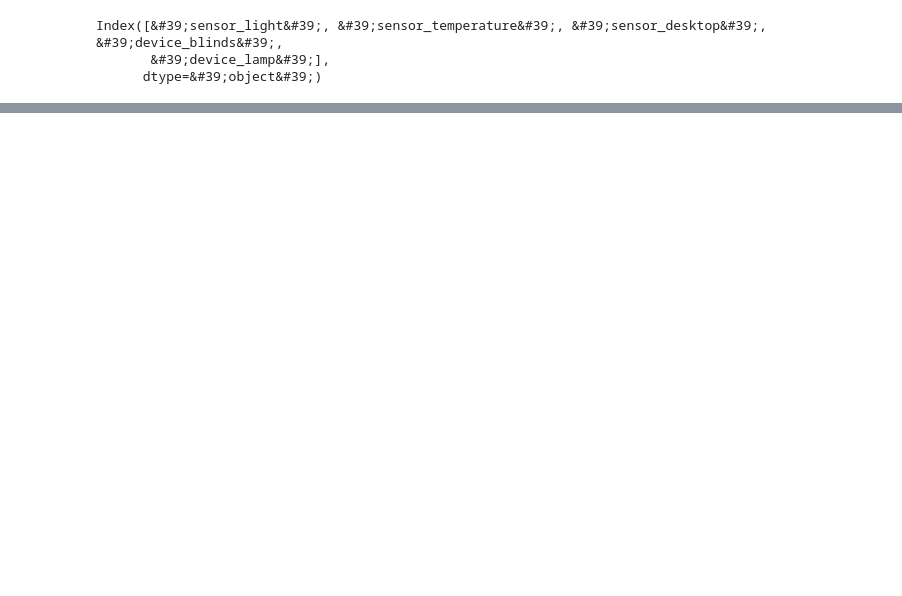
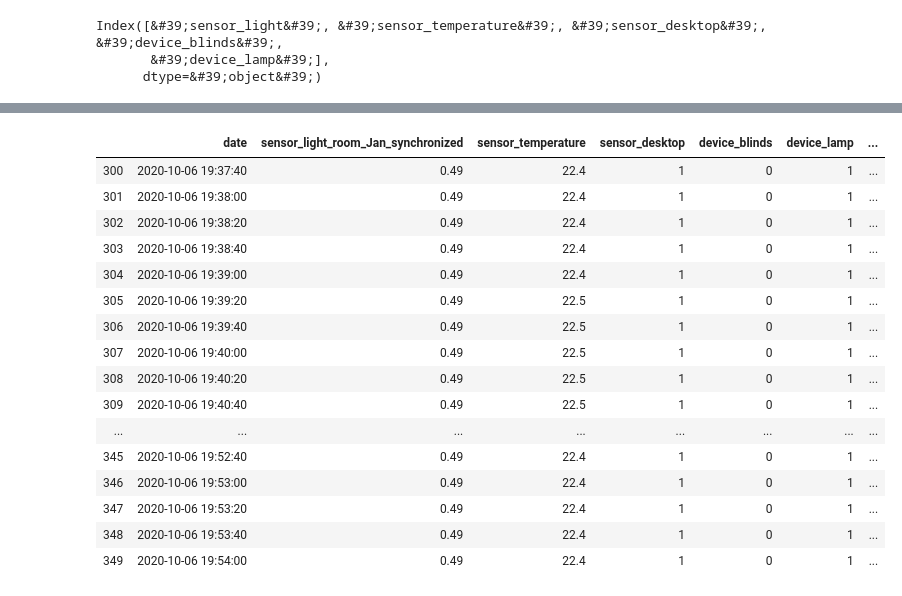
Before and after one commit to Fakser/Smart-house-rule-induction, a Jupyter notebook: notebook.ipynb, the cells around one changed output, grey strips where cells are left out. Cells and saved outputs as stored; diff of their text form; code cells hidden in the pictures; blank space fills up the shorter version.

```diff
--- a/notebook.ipynb
+++ b/notebook.ipynb
@@ -303,3 +303,9 @@ best_params
  &#39;verbosity&#39;: 0}
 # %%
 # Next thing that is needed for this project is data preprocessing module. During the analysis I had to analyse data only from one  device. Unfortunately, this is not the case in real life iot system. We can have lots of devices, sending data in not parallel time (ex. varying in one second). Preprocessing module should be able to properly create array of data, with properly standarized features, and joined tables from dfferent devices. Also, as the data is in form of time series, it should be properly batched and padded.
+# %%
+data_dfs = [pd.DataFrame(data[key]) for key in list(data.keys())[1:]]
+# %%
+copy_df_1 = deepcopy(data_dfs[0])
+copy_df_1['date'] = pd.to_datetime(copy_df_1['date'])
+copy_df_1
@@ -305,0 +326,4 @@ best_params
+# %%
+copy_df_2 = deepcopy(data_dfs[1])
+copy_df_2['date'] = pd.to_datetime(copy_df_2['date'])
+copy_df_2
@@ -305,0 +344,20 @@ best_params
+# %%
+pd.merge_asof(copy_df_1, copy_df_2, on = "date", tolerance=pd.Timedelta('5s'), direction='backward', suffixes = ['_' + key for key in list(data.keys())[1:]])[300:350]
+# %% [output]
+|  | date | sensor_light_room_Jan_synchronized | sensor_temperature | sensor_desktop | device_blinds | device_lamp | ... |
+| 300 | 2020-10-06 19:37:40 | 0.49 | 22.4 | 1 | 0 | 1 | ... |
+| 301 | 2020-10-06 19:38:00 | 0.49 | 22.4 | 1 | 0 | 1 | ... |
+| 302 | 2020-10-06 19:38:20 | 0.49 | 22.4 | 1 | 0 | 1 | ... |
+| 303 | 2020-10-06 19:38:40 | 0.49 | 22.4 | 1 | 0 | 1 | ... |
+| 304 | 2020-10-06 19:39:00 | 0.49 | 22.4 | 1 | 0 | 1 | ... |
+| 305 | 2020-10-06 19:39:20 | 0.49 | 22.5 | 1 | 0 | 1 | ... |
+| 306 | 2020-10-06 19:39:40 | 0.49 | 22.5 | 1 | 0 | 1 | ... |
+| 307 | 2020-10-06 19:40:00 | 0.49 | 22.5 | 1 | 0 | 1 | ... |
+| 308 | 2020-10-06 19:40:20 | 0.49 | 22.5 | 1 | 0 | 1 | ... |
+| 309 | 2020-10-06 19:40:40 | 0.49 | 22.5 | 1 | 0 | 1 | ... |
+| ... | ... | ... | ... | ... | ... | ... | ... |
+| 345 | 2020-10-06 19:52:40 | 0.49 | 22.4 | 1 | 0 | 1 | ... |
+| 346 | 2020-10-06 19:53:00 | 0.49 | 22.4 | 1 | 0 | 1 | ... |
+| 347 | 2020-10-06 19:53:20 | 0.49 | 22.4 | 1 | 0 | 1 | ... |
+| 348 | 2020-10-06 19:53:40 | 0.49 | 22.4 | 1 | 0 | 1 | ... |
+| 349 | 2020-10-06 19:54:00 | 0.49 | 22.4 | 1 | 0 | 1 | ... |
```
Also changed, not shown: parts of 12 cells of this notebook.
